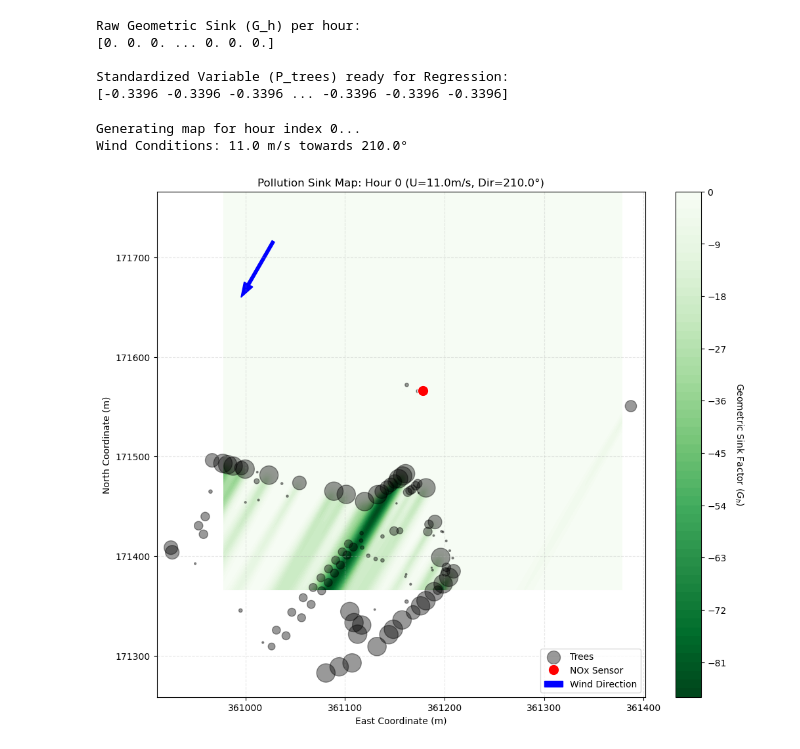
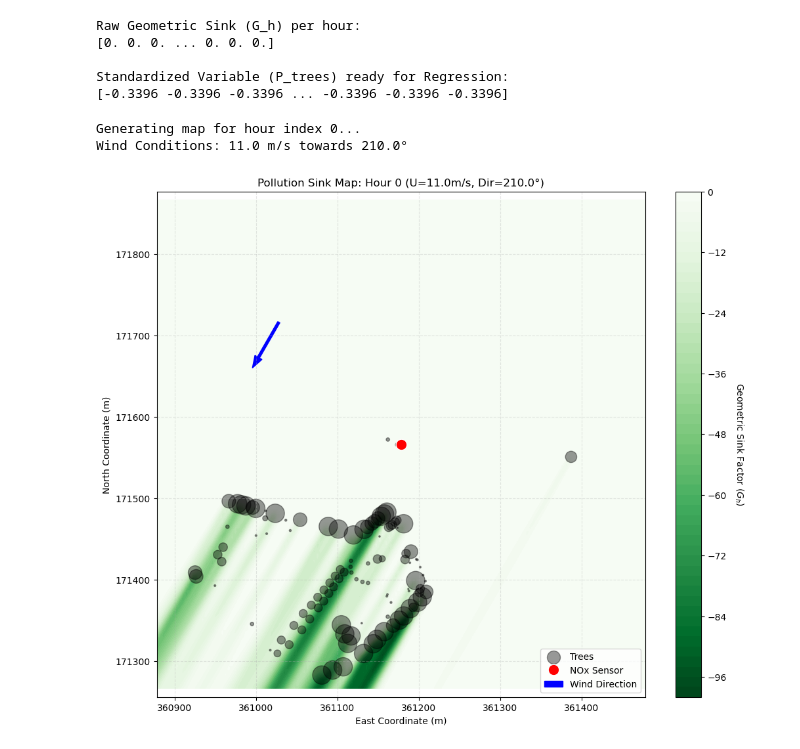
Before and after one commit to livbrannan/Quantify-Bristol-Trees-on-Traffic-NOx, a Jupyter notebook: Tree_Modelling/Andreea_exp_tailored.ipynb, the cells around one changed output. Saved outputs shown, nothing was run; the diff lists cells and outputs as text; code cells hidden in the pictures.

Commit message:
working prototype and visual confirms it

```diff
--- a/Tree_Modelling/Andreea_exp_tailored.ipynb
+++ b/Tree_Modelling/Andreea_exp_tailored.ipynb
@@ -261,9 +261,9 @@ def plot_hourly_wakes(hour_index, wind_df, tree_df, sensor_x, sensor_y):
 
     # 2. Setup the Spatial Grid (300m radius around sensor)
     # Increase resolution (e.g., 300) for smoother plots, decrease for speed
-    resolution = 250
-    x_range = np.linspace(sensor_x - 200, sensor_x + 200, resolution)
-    y_range = np.linspace(sensor_y - 200, sensor_y + 200, resolution)
+    resolution = 150
+    x_range = np.linspace(sensor_x - 300, sensor_x + 300, resolution)
+    y_range = np.linspace(sensor_y - 300, sensor_y + 300, resolution)
     X_grid, Y_grid = np.meshgrid(x_range, y_range)
 
     # Add 3rd dimension for time broadcasting (Y, X, T)
@@ -324,31 +324,31 @@ def plot_hourly_wakes(hour_index, wind_df, tree_df, sensor_x, sensor_y):
     plt.scatter(tree_df.X, tree_df.Y, s=tree_df.CROWN_AREA_COMPLETE * 1.5,
                 color='black', alpha=0.4, label='Trees')
 
     # Plot Sensor
     plt.plot(sensor_x, sensor_y, 'ro', markersize=12, label='NOx Sensor', markeredgecolor='white')
 
     # Visual Wind Arrow (relative to sensor)
     arrow_len = 50
     plt.arrow(sensor_x - 150, sensor_y + 150,
               arrow_len * np.sin(theta), arrow_len * np.cos(theta),
               width=3, head_width=10, color='blue', label='Wind Direction')
 
     plt.title(f"Pollution Sink Map: Hour {hour_index} (U={U}m/s, Dir={direction}°)")
     plt.xlabel("East Coordinate (m)")
     plt.ylabel("North Coordinate (m)")
     plt.legend(loc='lower right')
     plt.axis('equal')
     plt.grid(True, linestyle='--', alpha=0.3)
     plt.show()
 
 # --- RUN THE PLOT ---
 # Pick any index from your wind_subset
 plot_hourly_wakes(hour_index=0,
                   wind_df=wind_subset,
                   tree_df=nearby_trees,
                   sensor_x=SENSOR_X,
                   sensor_y=SENSOR_Y)
 # %% [output]
 Generating map for hour index 0...
 Wind Conditions: 11.0 m/s towards 210.0°
-[figure, old version]
+[figure, new version]
```
